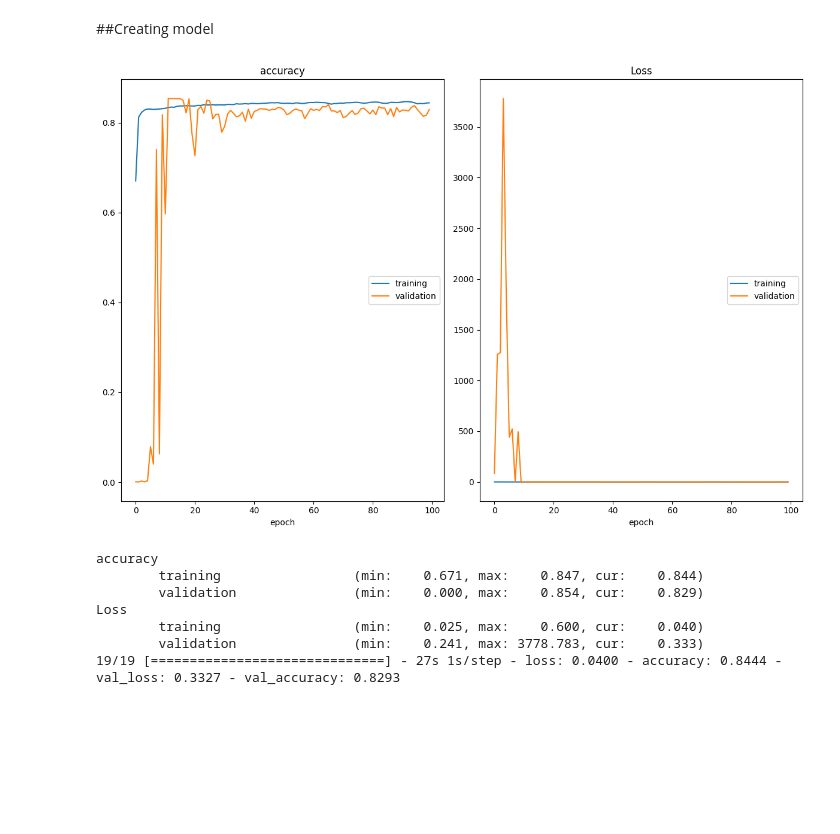
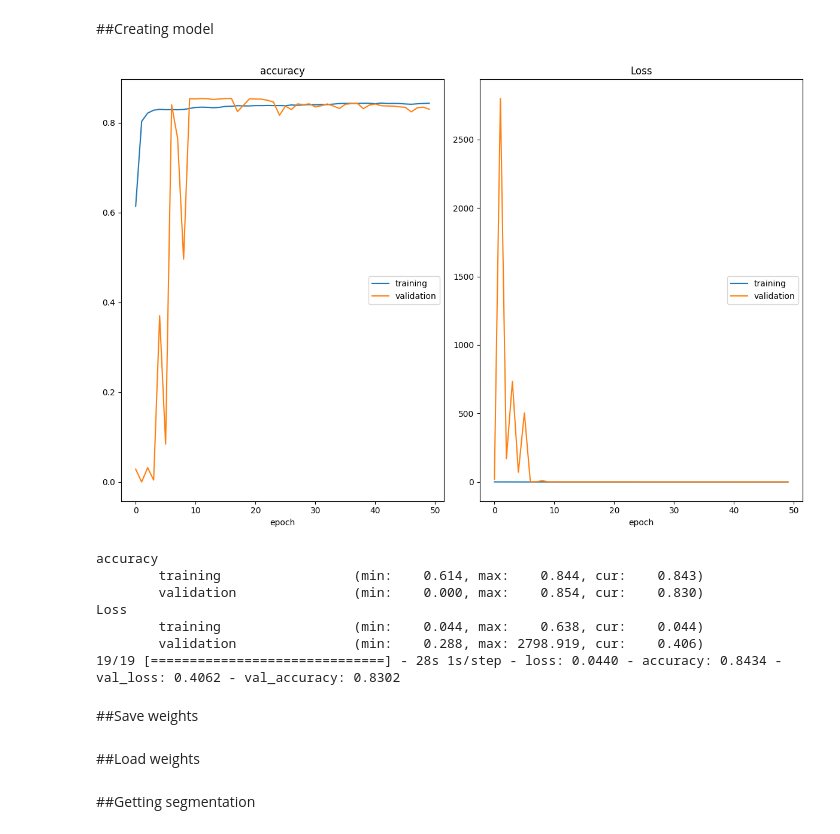
Before and after one commit to julianzim/Building_Analytics_with_CV, a Jupyter notebook: U_Net_model.ipynb, the cells around one changed output. Saved outputs shown, nothing was run; the diff lists cells and outputs as text; code cells hidden in the pictures; blank space fills up the shorter version.

Commit message:
reduces iterations number and saved model weights

```diff
--- a/U_Net_model.ipynb
+++ b/U_Net_model.ipynb
@@ -247,8 +288,10 @@ def buildUNetModel():
 
     out = tf.keras.layers.Conv2D(128, (3, 3), padding='same', activation='relu')(out)
     out = tf.keras.layers.BatchNormalization()(out)
+    out = tf.keras.layers.Dropout(0.25)(out)
     out2 = tf.keras.layers.Conv2D(128, (3, 3), padding='same', activation='relu')(out)
     out = tf.keras.layers.BatchNormalization()(out2)
+    out = tf.keras.layers.Dropout(0.25)(out)
     out = tf.keras.layers.MaxPool2D((2, 2))(out)
 
     out = tf.keras.layers.Conv2D(256, (3, 3), padding='same', activation='relu')(out)
@@ -294,8 +337,10 @@ def buildUNetModel():
 
     out = tf.keras.layers.Conv2D(128, (3, 3), padding='same', activation='relu')(out)
     out = tf.keras.layers.BatchNormalization()(out)
+    out = tf.keras.layers.Dropout(0.25)(out)
     out = tf.keras.layers.Conv2D(128, (3, 3), padding='same', activation='relu')(out)
     out = tf.keras.layers.BatchNormalization()(out)
+    out = tf.keras.layers.Dropout(0.25)(out)
 
     out = tf.keras.layers.Conv2DTranspose(64, (3, 3), strides=(2, 2), padding='same', activation='relu')(out)
     out = tf.concat([out1, out], axis=3)
@@ -309,20 +354,22 @@ def buildUNetModel():
 
     return tf.keras.Model(inputs=x, outputs=out)
 # %%
-EPOCHS = 100
+EPOCHS = 50
 
 model = buildUNetModel()
 model.compile(loss='binary_crossentropy', optimizer='adam', metrics=['accuracy'])
 hist = model.fit(train_data,
                  validation_data=test_data,
                  epochs=EPOCHS,
                  callbacks=[PlotLossesCallback()])
 # %% [output]
-[figure, old version]
+[figure, new version]
 accuracy
-        training                 (min:    0.671, max:    0.847, cur:    0.844)
-        validation               (min:    0.000, max:    0.854, cur:    0.829)
+        training                 (min:    0.614, max:    0.844, cur:    0.843)
+        validation               (min:    0.000, max:    0.854, cur:    0.830)
 Loss
-        training                 (min:    0.025, max:    0.600, cur:    0.040)
-        validation               (min:    0.241, max: 3778.783, cur:    0.333)
-19/19 [==============================] - 27s 1s/step - loss: 0.0400 - accuracy: 0.8444 - val_loss: 0.3327 - val_accuracy: 0.8293
+        training                 (min:    0.044, max:    0.638, cur:    0.044)
+        validation               (min:    0.288, max: 2798.919, cur:    0.406)
+19/19 [==============================] - 28s 1s/step - loss: 0.0440 - accuracy: 0.8434 - val_loss: 0.4062 - val_accuracy: 0.8302
+# %% [markdown]
+##Save weights
@@ -328,0 +379,2 @@ Loss
+# %% [markdown]
+##Load weights
@@ -329,3 +384,5 @@ Loss
+# %% [markdown]
+##Getting segmentation
 # %%
 for sample in test_data.take(5).as_numpy_iterator():
     sample = sample[0][0]
```
Also changed, not shown: parts of 6 cells of this notebook.
